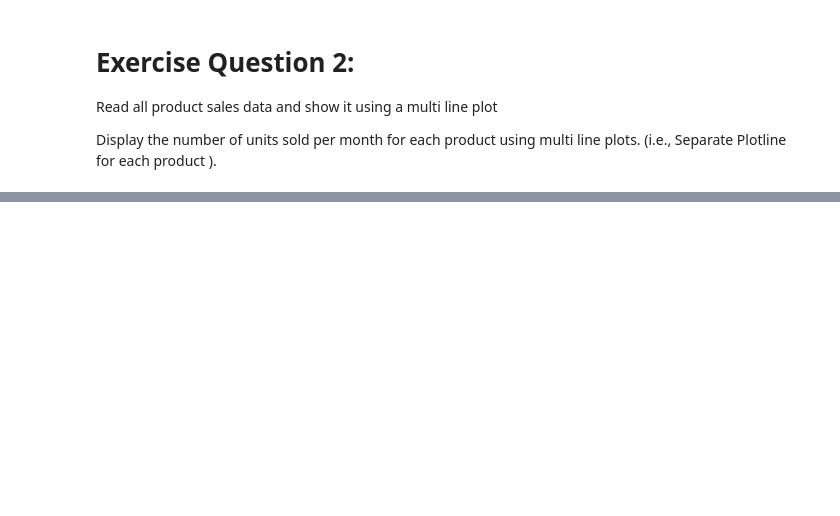
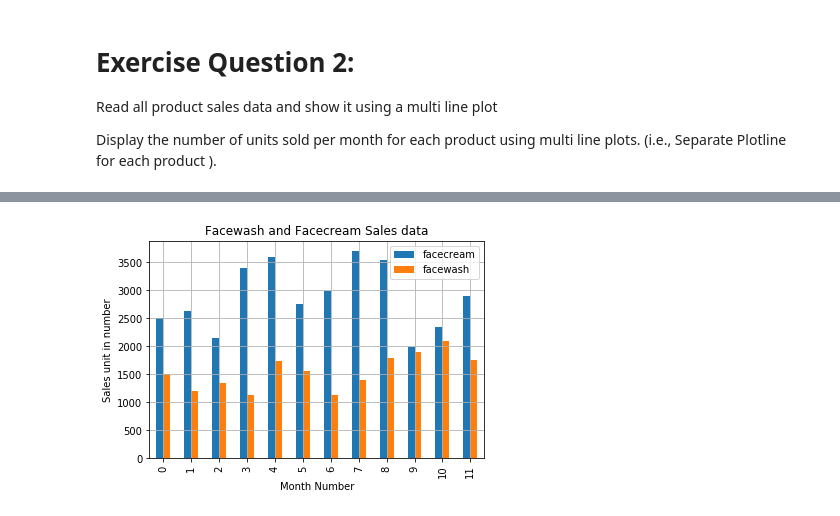
Before and after one commit to Grace2705/She-Code-Africa, a Jupyter notebook: B-Level3.ipynb, the cells around one changed output, grey strips where cells are left out. Cells and saved outputs as stored; diff of their text form; code cells hidden in the pictures; blank space fills up the shorter version.

```diff
--- a/B-Level3.ipynb
+++ b/B-Level3.ipynb
@@ -375,0 +381,8 @@ for product in products:
+# %%
+ax = df[['facecream','facewash']].plot(kind= "bar",title = "Facewash and Facecream Sales data" , legend = True)
+ax.set_xlabel("Month Number")
+ax.set_ylabel("Sales unit in number")
+ax.grid()
+plt.show()
+# %% [output]
+[figure, added]
```
Also changed, not shown: parts of 8 cells of this notebook.
